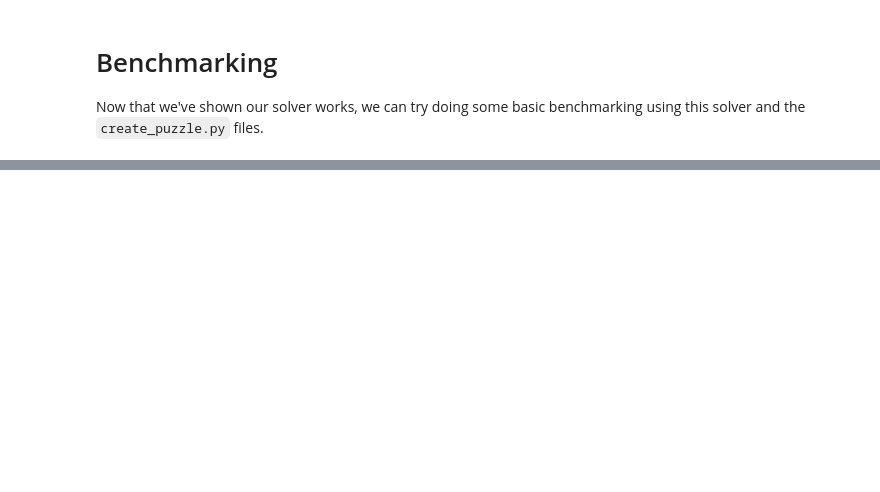
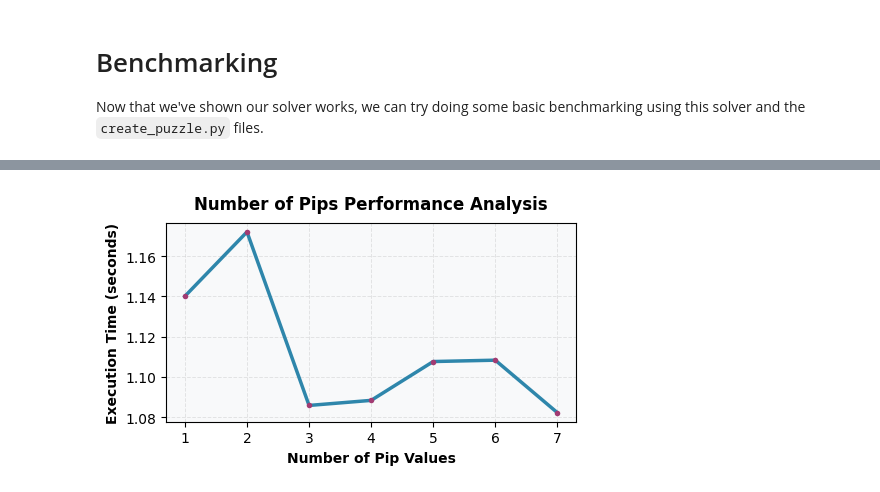
Before and after one commit to joshchen984/pips-solver, a Jupyter notebook: PipsSolver.ipynb, the cells around one changed output, grey strips where cells are left out. Cells and saved outputs as stored; diff of their text form; code cells hidden in the pictures; blank space fills up the shorter version.

```diff
--- a/PipsSolver.ipynb
+++ b/PipsSolver.ipynb
@@ -454,0 +581,31 @@ Total benchmark time:           32.43 seconds
+# %%
+# Testing pip value range
+pip_range_times = []
+num_trials = 10
+for max_pip in range(0, 7):
+    elapsed = 0
+    for trial in range(num_trials):
+        start = time.perf_counter()
+        encode(40, [1,2,3,4,5], max_pip=max_pip)
+        elapsed += time.perf_counter() - start
+    elapsed /= num_trials
+    pip_range_times.append(elapsed)
+# %%
+plt.figure(figsize=(5, 3))
+plt.plot(range(1, 8), pip_range_times, linewidth=2.5, color='#2E86AB', marker='o',
+         markersize=4, markerfacecolor='#A23B72', markeredgewidth=0)
+
+plt.xlabel('Number of Pip Values', fontsize=10, fontweight='bold')
+plt.ylabel('Execution Time (seconds)', fontsize=10, fontweight='bold')
+plt.title('Number of Pips Performance Analysis', fontsize=12, fontweight='bold', pad=10)
+
+plt.grid(True, alpha=0.3, linestyle='--', linewidth=0.7)
+plt.tight_layout()
+
+ax = plt.gca()
+ax.set_facecolor('#F8F9FA')
+plt.gcf().patch.set_facecolor('white')
+
+plt.show()
+# %% [output]
+[figure, added]
```
Also changed, not shown: parts of 9 cells of this notebook, 4 other files.
